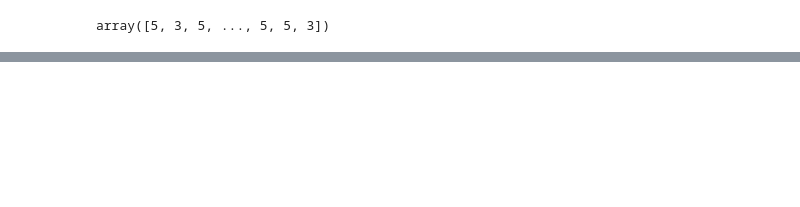
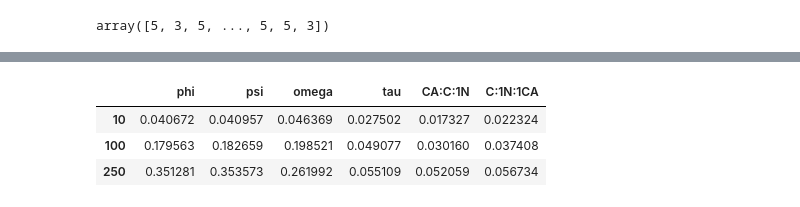
Before and after one commit to microsoft/foldingdiff, a Jupyter notebook: jupyter/test_set_partial_denoise.ipynb, the cells around one changed output, grey strips where cells are left out. Saved outputs shown, nothing was run; the diff lists cells and outputs as text; code cells hidden in the pictures; blank space fills up the shorter version.

```diff
--- a/jupyter/test_set_partial_denoise.ipynb
+++ b/jupyter/test_set_partial_denoise.ipynb
@@ -142,0 +227,8 @@ SpearmanrResult(correlation=-0.028923898398110385, pvalue=0.11083944340939811)
+# %%
+delta_std = pd.DataFrame(delta_std, index=test_reconst_angles.keys())
+delta_std
+# %% [output]
+|  | phi | psi | omega | tau | CA:C:1N | C:1N:1CA |
+| 10 | 0.040672 | 0.040957 | 0.046369 | 0.027502 | 0.017327 | 0.022324 |
+| 100 | 0.179563 | 0.182659 | 0.198521 | 0.049077 | 0.030160 | 0.037408 |
+| 250 | 0.351281 | 0.353573 | 0.261992 | 0.055109 | 0.052059 | 0.056734 |
```
Also changed, not shown: parts of 10 cells of this notebook, 1 other file.
